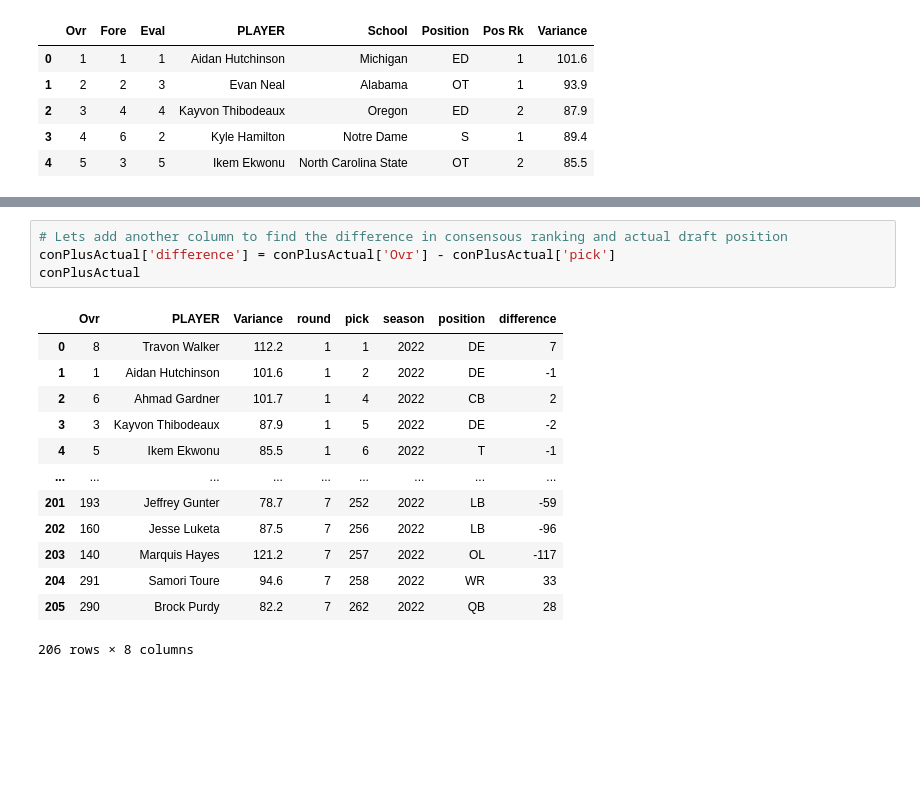
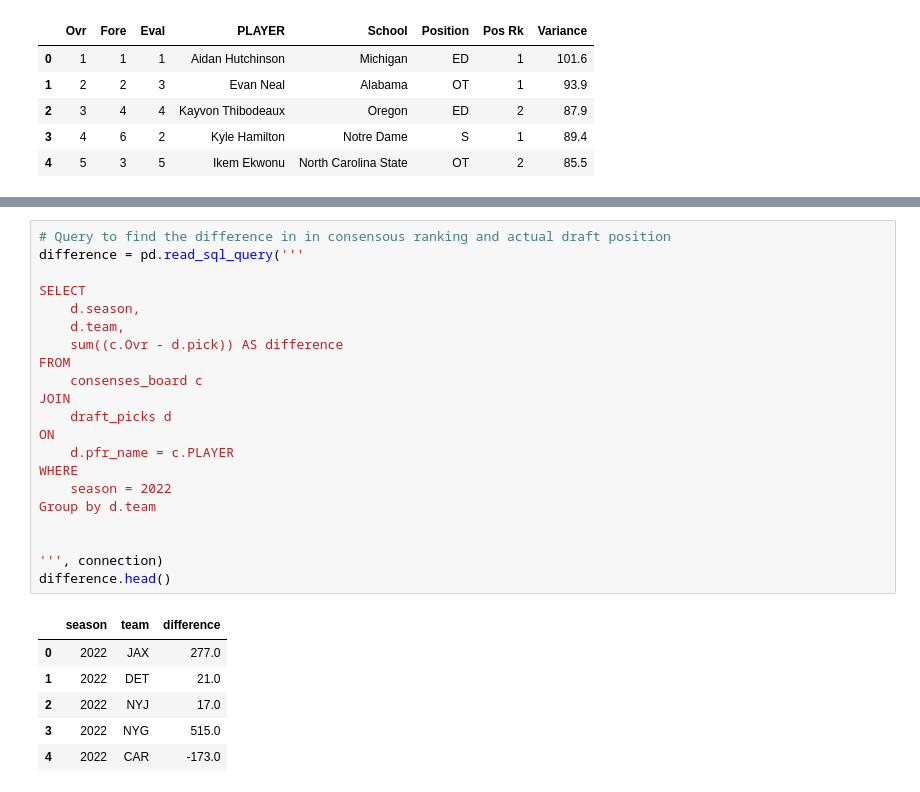
Before and after one commit to TheDataSloth/Consensus-VsAcutal2022NFLDraft, a Jupyter notebook: 2022 NFL Draft.ipynb, the cells around one changed output, grey strips where cells are left out. Saved outputs shown, nothing was run; the diff lists cells and outputs as text; blank space fills up the shorter version.

```diff
--- a/2022 NFL Draft.ipynb
+++ b/2022 NFL Draft.ipynb
@@ -312,21 +134,31 @@ AND
-# %%
-# Lets add another column to find the difference in consensous ranking and actual draft position
-conPlusActual['difference'] = conPlusActual['Ovr'] - conPlusActual['pick']
-conPlusActual
-# %% [output]
-|  | Ovr | PLAYER | Variance | round | pick | season | position | difference |
-| 0 | 8 | Travon Walker | 112.2 | 1 | 1 | 2022 | DE | 7 |
-| 1 | 1 | Aidan Hutchinson | 101.6 | 1 | 2 | 2022 | DE | -1 |
-| 2 | 6 | Ahmad Gardner | 101.7 | 1 | 4 | 2022 | CB | 2 |
-| 3 | 3 | Kayvon Thibodeaux | 87.9 | 1 | 5 | 2022 | DE | -2 |
-| 4 | 5 | Ikem Ekwonu | 85.5 | 1 | 6 | 2022 | T | -1 |
-| ... | ... | ... | ... | ... | ... | ... | ... | ... |
-| 201 | 193 | Jeffrey Gunter | 78.7 | 7 | 252 | 2022 | LB | -59 |
-| 202 | 160 | Jesse Luketa | 87.5 | 7 | 256 | 2022 | LB | -96 |
-| 203 | 140 | Marquis Hayes | 121.2 | 7 | 257 | 2022 | OL | -117 |
-| 204 | 291 | Samori Toure | 94.6 | 7 | 258 | 2022 | WR | 33 |
-| 205 | 290 | Brock Purdy | 82.2 | 7 | 262 | 2022 | QB | 28 |
-206 rows × 8 columns
+# %%
+# Query to find the difference in in consensous ranking and actual draft position
+difference = pd.read_sql_query('''
+
+SELECT
+	d.season,
+    d.team,
+	sum((c.Ovr - d.pick)) AS difference
+FROM
+	consenses_board c
+JOIN
+	draft_picks d
+ON
+	d.pfr_name = c.PLAYER
+WHERE
+    season = 2022
+Group by d.team
+
+
+''', connection)
+difference.head()
+# %% [output]
+|  | season | team | difference |
+| 0 | 2022 | JAX | 277.0 |
+| 1 | 2022 | DET | 21.0 |
+| 2 | 2022 | NYJ | 17.0 |
+| 3 | 2022 | NYG | 515.0 |
+| 4 | 2022 | CAR | -173.0 |
 # %%
 # Dash App
 app = dash.Dash()
```
Also changed, not shown: parts of 9 cells of this notebook.
